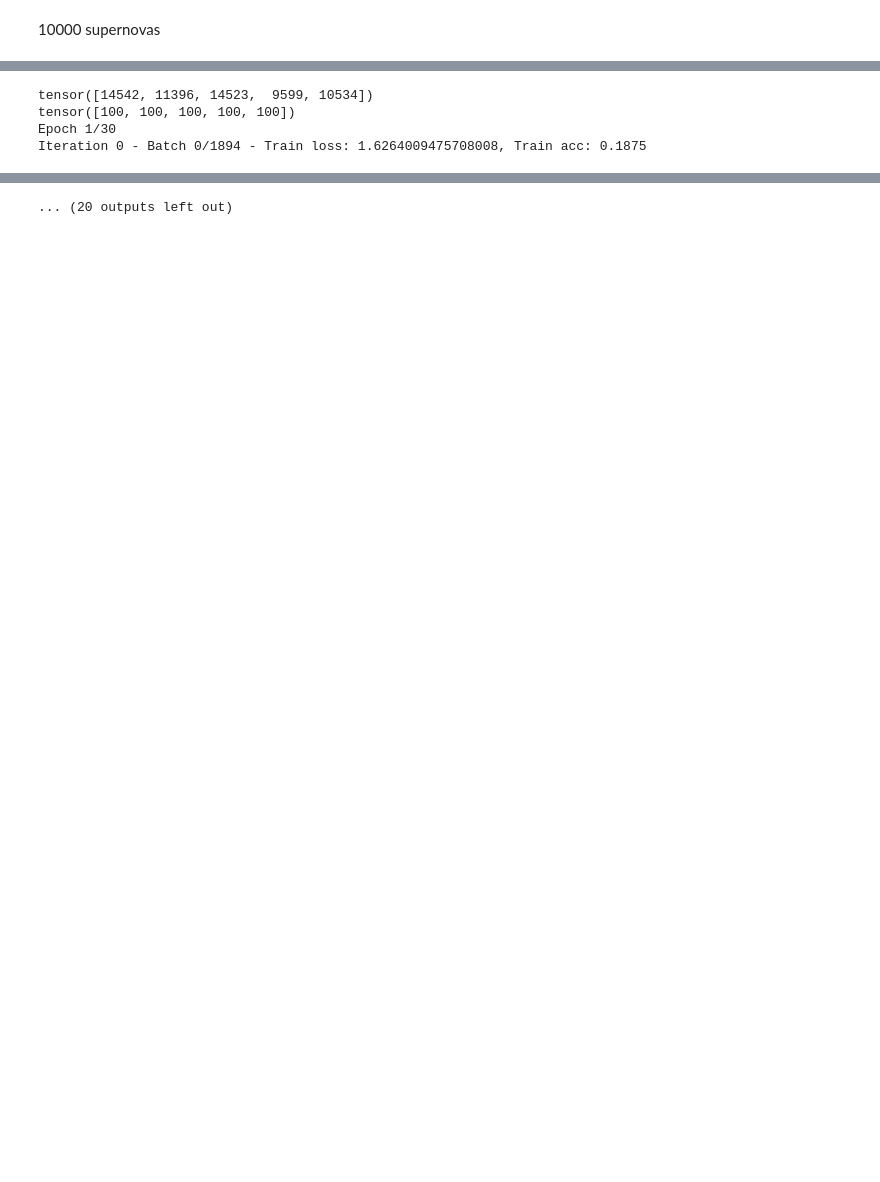
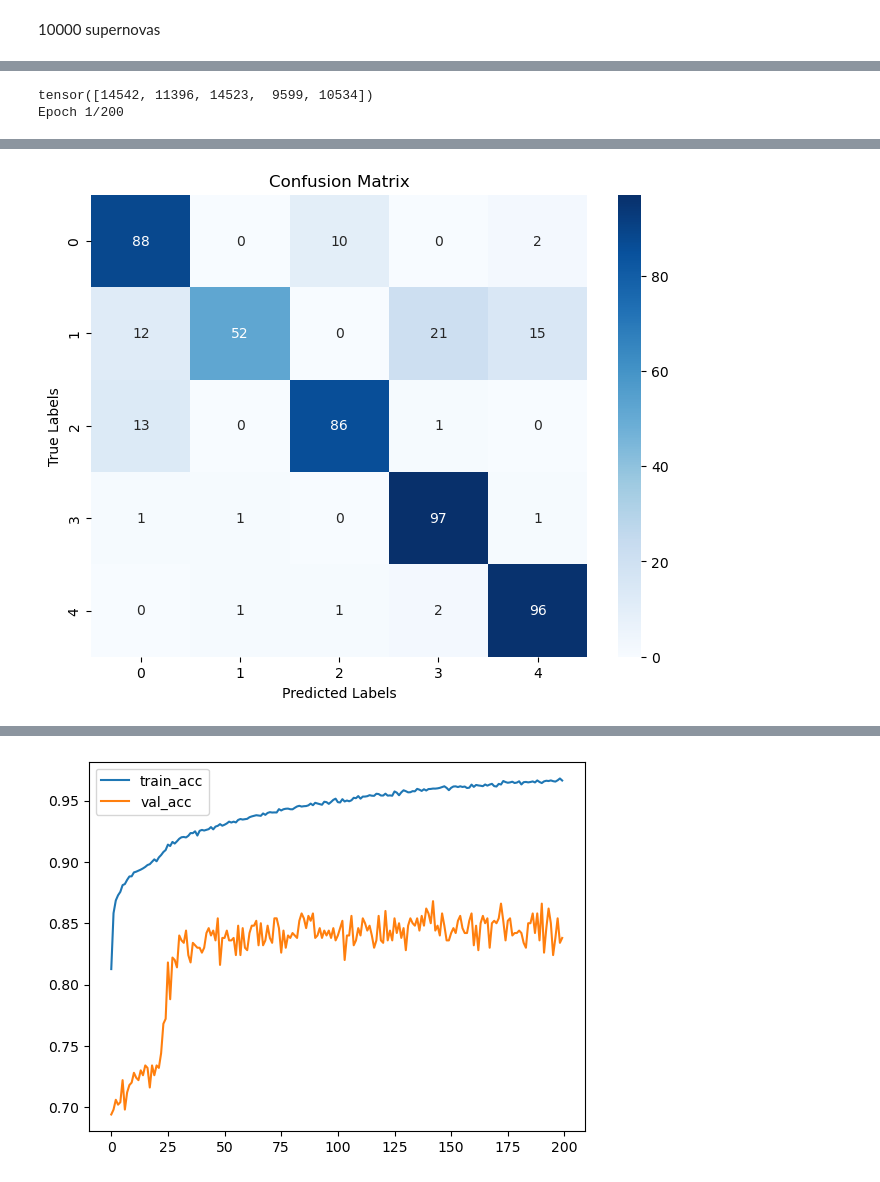
Before and after one commit to nfierroflo/Astronomical-Images-with-GANs, a Jupyter notebook: synthetic training experiments.ipynb, the cells around one changed output, grey strips where cells are left out. Saved outputs shown, nothing was run; the diff lists cells and outputs as text; code cells hidden in the pictures; blank space fills up the shorter version.

```diff
--- a/synthetic training experiments.ipynb
+++ b/synthetic training experiments.ipynb
@@ -712,10 +132,7 @@ OutOfMemoryError: CUDA out of memory. Tried to allocate 414.00 MiB (GPU 0; 6.00
 # %%
-train_loader,val_loader=get_training_loaders(synthetic_SN=fake_dcgan.detach().cpu(),batch_size=32,file_name="stamp_dataset_only_images_63.pkl",label_as_strings=True)
+train_loader,val_loader=get_training_loaders(synthetic_SN=fake_dcgan.detach().cpu(),batch_size=32,file_name="stamp_dataset_28.pkl",label_as_strings=False,with_labels=True)
 print(torch.bincount(train_loader.dataset.labels.to(torch.int)))
-print(torch.bincount(val_loader.dataset.labels.to(torch.int)))
-curves=trainer(train_loader,val_loader,epochs=30)
+curves=trainer(train_loader,val_loader,epochs=epochs)
 # %% [output]
 tensor([14542, 11396, 14523,  9599, 10534])
-tensor([100, 100, 100, 100, 100])
-Epoch 1/30
-Iteration 0 - Batch 0/1894 - Train loss: 1.6264009475708008, Train acc: 0.1875
+Epoch 1/200
@@ -738,0 +156 @@ Iteration 1900 - Batch 6/1894 - Train loss: 1.1690758296421595, Train acc: 0.732
+[figure, added]
@@ -909,2 +159,2 @@ Epoch 12/30
-... (20 outputs left out)
+[figure, added]
 # %%
```
Also changed, not shown: parts of 18 cells of this notebook, 3 other files.
